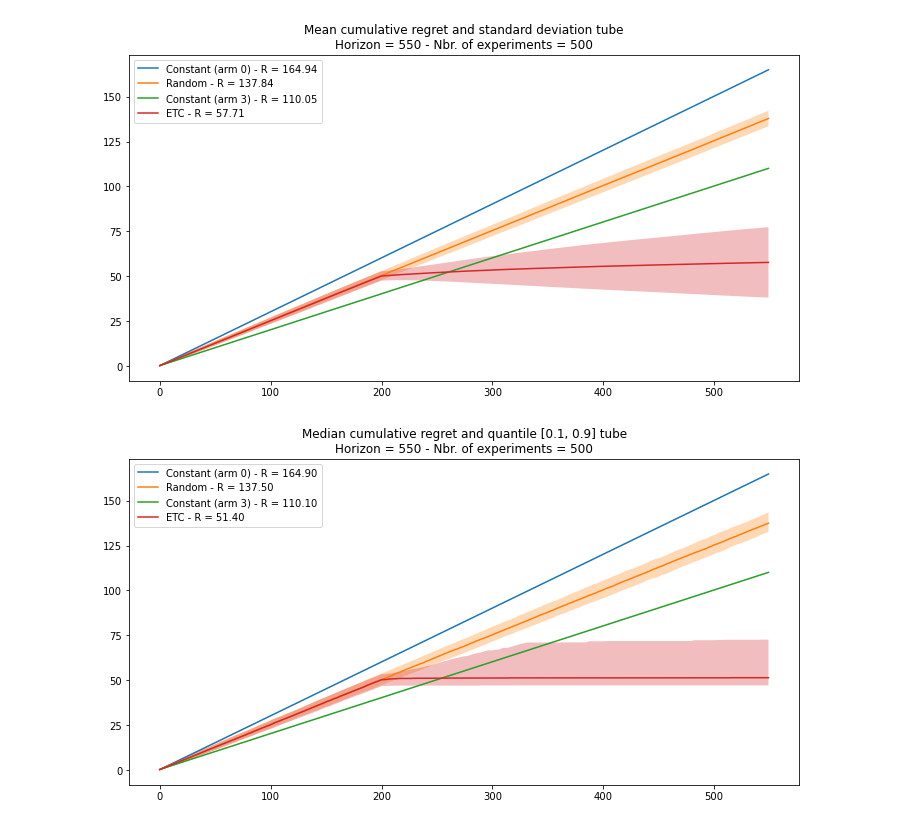
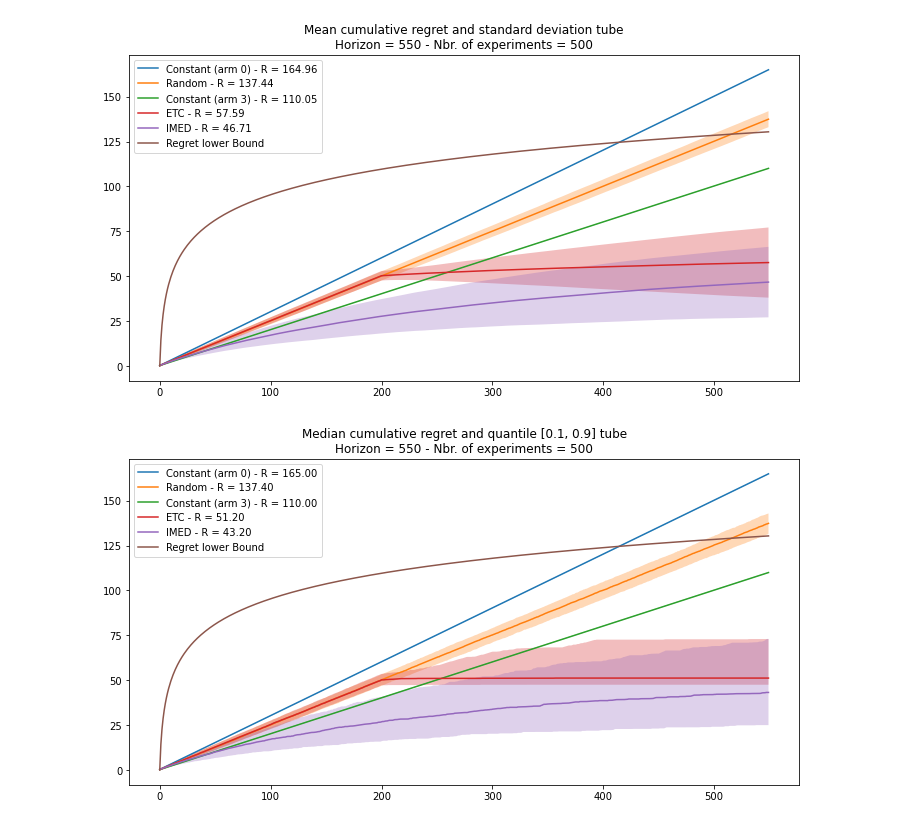
Before and after one commit to fabienpesquerel/forban, a Jupyter notebook: how_to.ipynb, the cells around one changed output. Cells and saved outputs as stored; diff of their text form; code cells hidden in the pictures.

Commit message:
Commit 03 - making forban a module, adding a README, adding IMED to the how_to

```diff
--- a/how_to.ipynb
+++ b/how_to.ipynb
@@ -30,6 +30,21 @@ class Etc(SequentiAlg):
 
     def choose_an_arm(self):
         return randamax(self.indices)
+
+
+class IMED(SequentiAlg):
+    def __init__(self, bandit, name="IMED", params={'init': -np.inf, 'kl':klGaussian}):
+        SequentiAlg.__init__(self, bandit, name=name, params=params)
+        self.kl = params['kl']
+
+    def compute_indices(self):
+        max_mean = np.max(self.means)
+        if self.all_selected:
+            self.indices = self.nbr_pulls*self.kl(self.means, max_mean) + np.log(self.nbr_pulls)
+        else:
+            for arm in np.where(self.nbr_pulls != 0)[0]:
+                self.indices[arm] = self.nbr_pulls[arm]*self.kl(self.means[arm], max_mean) \
+                + np.log(self.nbr_pulls[arm])
 # %%
 means = [0.2, 0.5, 0., 0.3]
 bandit = NormalBandit(means)
@@ -37,3 +52,4 @@ seqalg1 = Constant(bandit)
 seqalg2 = SequentiAlg(bandit, name="Random")
 seqalg3 = Constant(bandit, params = {'init': 1, 'choice': 3})
 seqalg4 = Etc(bandit)
+seqalg5 = IMED(bandit)
@@ -40,10 +60,10 @@ seqalg4 = Etc(bandit)
 # %%
-expe = Experiment([seqalg1, seqalg2, seqalg3, seqalg4], bandit,
-                  statistics={'mean':True, 'std':True, 'quantile':True, 'pulls':False},
-                  complexity=False)
+experiment = Experiment([seqalg1, seqalg2, seqalg3, seqalg4, seqalg5], bandit,
+                        statistics={'mean':True, 'std':True, 'quantile':True, 'pulls':False},
+                        complexity=True)
 # %%
-expe.run(500, 550)
-expe.plot()
+experiment.run(500, 550)
+experiment.plot()
 # %% [output]
-[figure, old version]
+[figure, new version]
-[figure, old version]
+[figure, new version]
```
Also changed, not shown: parts of 2 cells of this notebook, 5 other files.
